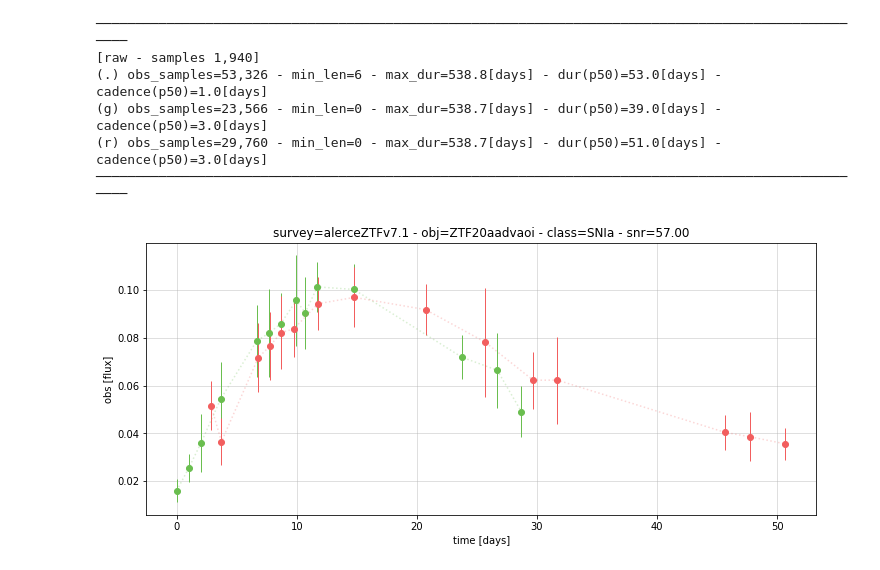
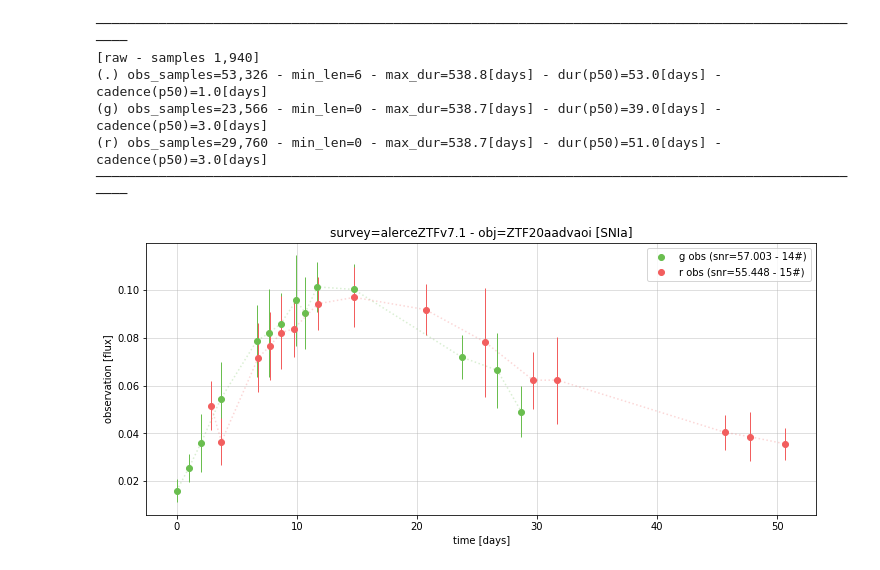
Before and after one commit to oscarpimentel/astro-lightcurves-handler, a Jupyter notebook: experiments/surveys-exports/alerceZTF_v7.1.ipynb, the cells around one changed output. Saved outputs shown, nothing was run; the diff lists cells and outputs as text; code cells hidden in the pictures.

```diff
--- a/experiments/surveys-exports/alerceZTF_v7.1.ipynb
+++ b/experiments/surveys-exports/alerceZTF_v7.1.ipynb
@@ -244,19 +244,19 @@ LCDataset:
 # %%
 import flamingchoripan.lists as lists
 import matplotlib.pyplot as plt
 from lchandler.plots.lc import plot_lightcurve
 
 lcset = lcdataset['raw']
 lcobj, lcobj_name = lcset.get_random_lcobj()
 lcobj_name = 'ZTF20aadvaoi';lcobj = lcset[lcobj_name].copy()
 lcobj.clean_small_cadence() # test
 fig, ax = plt.subplots(1,1, figsize=(12,5))
 for kb,b in enumerate(lcset.band_names):
     plot_lightcurve(ax, lcobj, b, f'{b} obs')
-snr = lcobj.get_snr()
-ax.set_title(f'survey={lcset.survey} - obj={lcobj_name} - class={lcset.class_names[lcobj.y]} - snr={snr:.2f}')
+ax.set_title(f'survey={lcset.survey} - obj={lcobj_name} [{lcset.class_names[lcobj.y]}]')
 ax.set_xlabel('time [days]')
-ax.set_ylabel('obs [flux]')
+ax.set_ylabel('observation [flux]')
+ax.legend()
 ax.grid(alpha=0.5)
 # %% [output]
-[figure, old version]
+[figure, new version]
```
Also changed, not shown: parts of 2 cells of this notebook.
